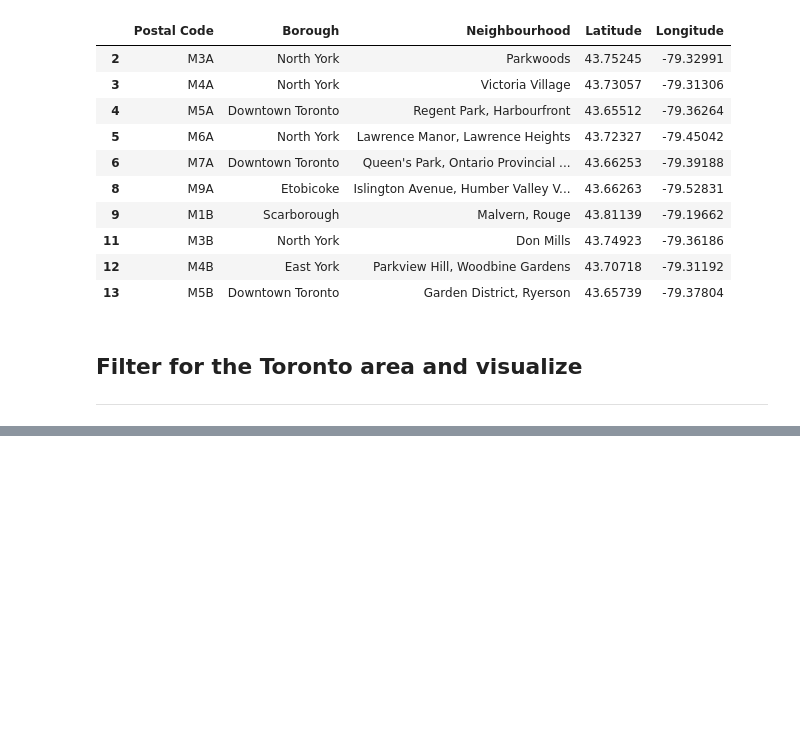
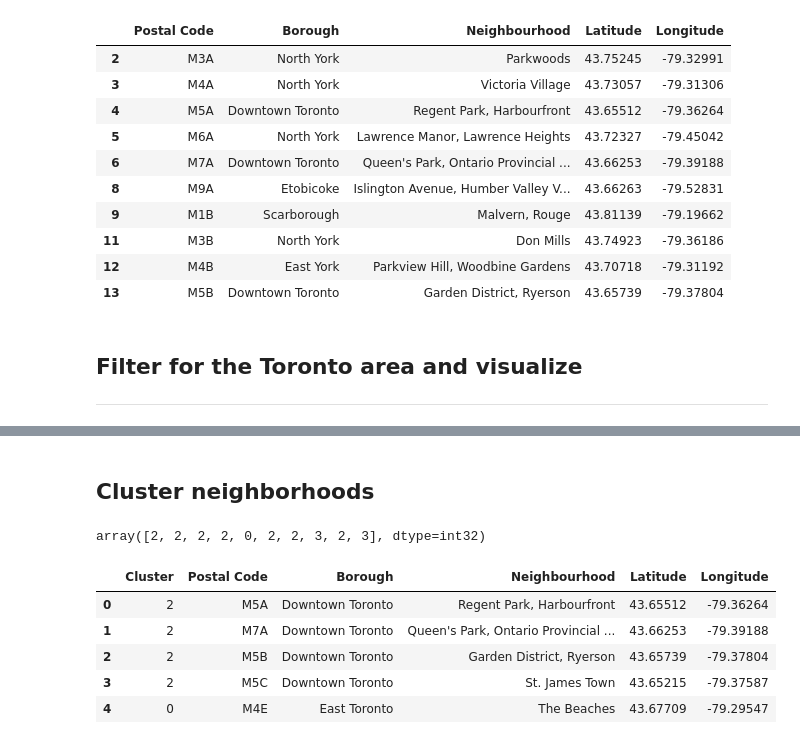
Before and after one commit to sanders-li/Coursera-Capstone, a Jupyter notebook: Toronto Neighborhood Clustering.ipynb, the cells around one changed output, grey strips where cells are left out. Drawn from its saved outputs; the diff is of its cells as text; code cells hidden in the pictures; blank space fills up the shorter version.

```diff
--- a/Toronto Neighborhood Clustering.ipynb
+++ b/Toronto Neighborhood Clustering.ipynb
@@ -180,3 +180,5 @@ for borough, neighbourhood, lat, lng in zip(df_toronto['Borough'], df['Neighbour
 map_toronto
 # %% [output]
 [interactive output not drawn]
+# %% [markdown]
+## Cluster neighborhoods
@@ -182,0 +190,18 @@ map_toronto
+# %%
+k = 4
+kmeans = KMeans(n_clusters=k, random_state=0)
+kmeans.fit(df_toronto[['Latitude', 'Longitude']])
+kmeans.labels_[0:10]
+# %% [output]
+array([2, 2, 2, 2, 0, 2, 2, 3, 2, 3], dtype=int32)
+# %%
+toronto_clustered = df_toronto
+toronto_clustered.insert(0, 'Cluster', kmeans.labels_)
+toronto_clustered.head()
+# %% [output]
+|  | Cluster | Postal Code | Borough | Neighbourhood | Latitude | Longitude |
+| 0 | 2 | M5A | Downtown Toronto | Regent Park, Harbourfront | 43.65512 | -79.36264 |
+| 1 | 2 | M7A | Downtown Toronto | Queen's Park, Ontario Provincial ... | 43.66253 | -79.39188 |
+| 2 | 2 | M5B | Downtown Toronto | Garden District, Ryerson | 43.65739 | -79.37804 |
+| 3 | 2 | M5C | Downtown Toronto | St. James Town | 43.65215 | -79.37587 |
+| 4 | 0 | M4E | East Toronto | The Beaches | 43.67709 | -79.29547 |
```
Also changed, not shown: parts of 6 cells of this notebook.
